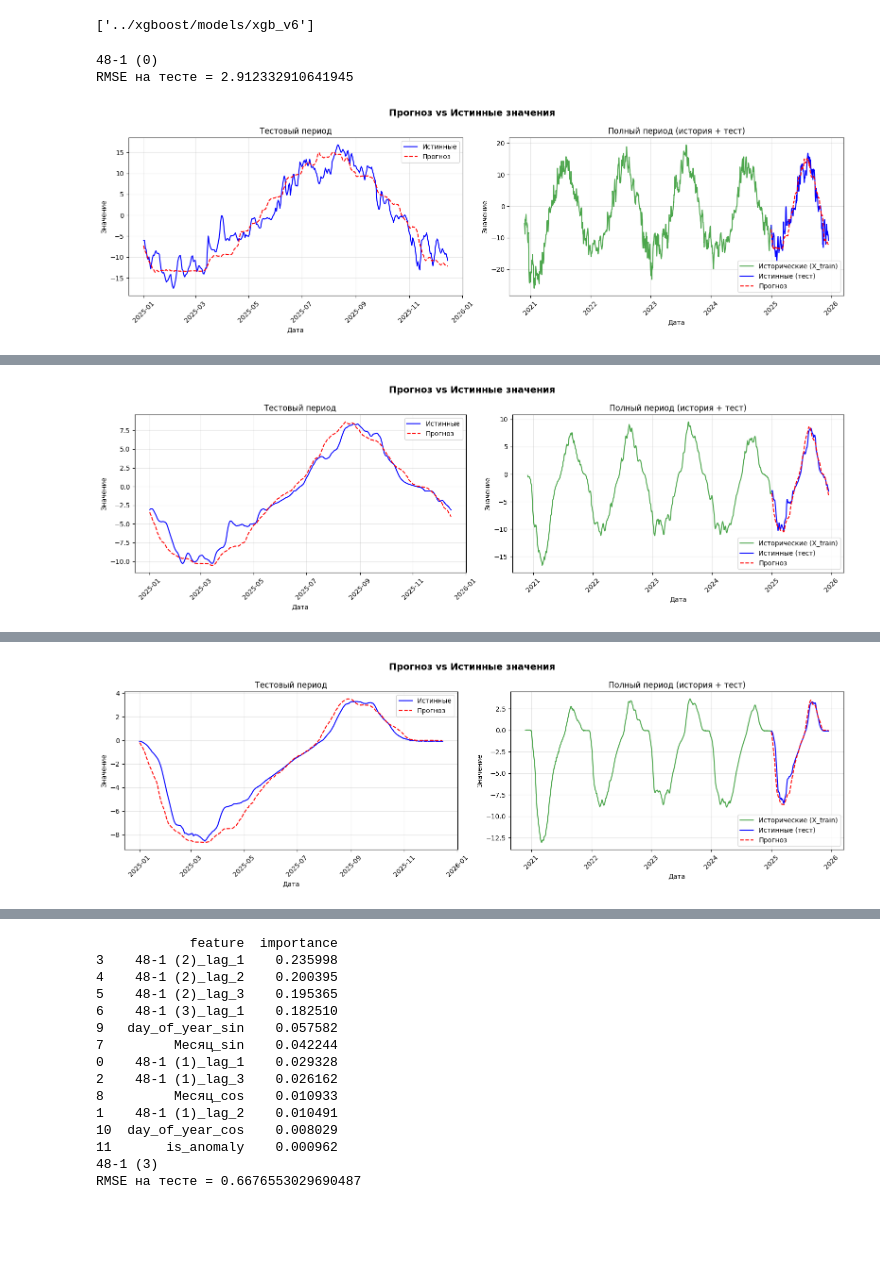
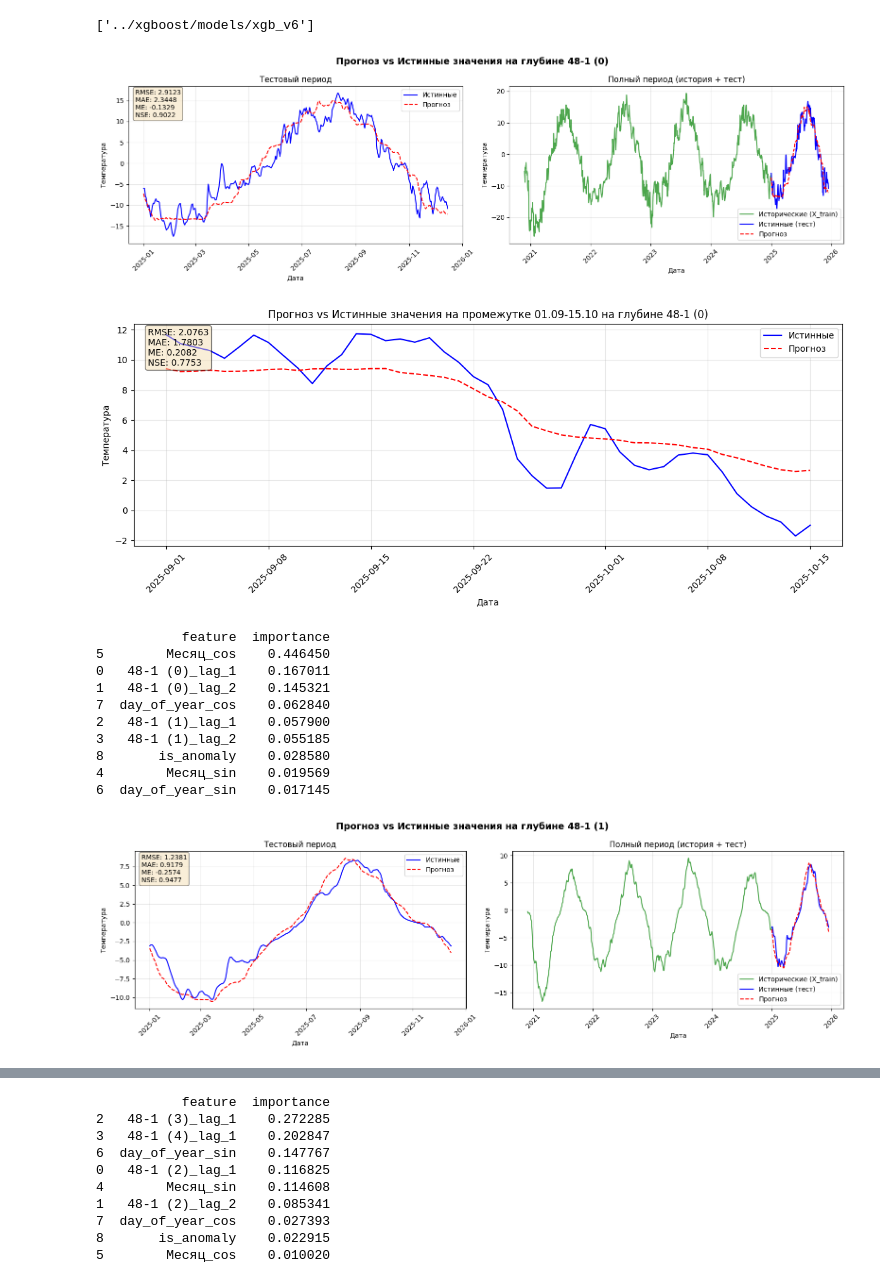
Before and after one commit to mefodyvaulin/ml-salekhard, a Jupyter notebook: xgboost/v6.ipynb, the cells around one changed output, grey strips where cells are left out. Drawn from its saved outputs; the diff is of its cells as text; code cells hidden in the pictures; blank space fills up the shorter version.

```diff
--- a/xgboost/v6.ipynb
+++ b/xgboost/v6.ipynb
@@ -119,18 +120,33 @@ joblib.dump(model, model_path)
 # %%
 model = joblib.load(model_path)
 predicts = model.predict(len(df_test), df_train_full[target_cols], exog=df_test[exog_cols])
+predicts.index = df_test.index
 for col in target_cols:
-    print(col)
     y_pred = predicts[col]
     y_true = df_test[col]
-    rmse = np.sqrt(mean_squared_error(y_true, y_pred))
-    print(f'RMSE на тесте = {rmse}')
 
-    plot_forecast_with_train(df_train_full[col], y_true, y_pred)
+    metrics = evaluate(y_true.values, y_pred.values)
+
+    y_pred_autumn = y_pred['2025-09-01':'2025-10-15']
+    metrics_autumn = evaluate(y_true['2025-09-01':'2025-10-15'].values, y_pred_autumn.values)
+
+    plot_forecast_with_train(df_train_full[col], pd.DataFrame(y_true), pd.DataFrame(y_pred), metrics_dict=metrics, title=f'Прогноз vs Истинные значения на глубине {col}')
+    plot_forecast(pd.DataFrame(y_true['2025-09-01':'2025-10-15']), pd.DataFrame(y_pred_autumn), metrics_dict=metrics_autumn, title=f'Прогноз vs Истинные значения на промежутке 01.09-15.10 на глубине {col}')
+
 
     importances = model.forecasters[col].get_feature_importances(step = 1)
     print(importances)
 # %% [output]
+[figure, new version]
+[figure, new version]
-48-1 (0)
-RMSE на тесте = 2.912332910641945
+           feature  importance
+5        Месяц_cos    0.446450
+0   48-1 (0)_lag_1    0.167011
+1   48-1 (0)_lag_2    0.145321
+7  day_of_year_cos    0.062840
+2   48-1 (1)_lag_1    0.057900
+3   48-1 (1)_lag_2    0.055185
+8       is_anomaly    0.028580
+4        Месяц_sin    0.019569
+6  day_of_year_sin    0.017145
-[figure, old version]
+[figure, new version]
@@ -149 +164,0 @@ RMSE на тесте = 1.238064149730985
-[figure, old version]
@@ -163 +179,0 @@ RMSE на тесте = 0.8802404461871419
-[figure, old version]
@@ -164,15 +182,10 @@ RMSE на тесте = 0.8802404461871419
-            feature  importance
-3    48-1 (2)_lag_1    0.235998
-4    48-1 (2)_lag_2    0.200395
-5    48-1 (2)_lag_3    0.195365
-6    48-1 (3)_lag_1    0.182510
-9   day_of_year_sin    0.057582
-7         Месяц_sin    0.042244
-0    48-1 (1)_lag_1    0.029328
-2    48-1 (1)_lag_3    0.026162
-8         Месяц_cos    0.010933
-1    48-1 (1)_lag_2    0.010491
-10  day_of_year_cos    0.008029
-11       is_anomaly    0.000962
-48-1 (3)
-RMSE на тесте = 0.6676553029690487
+           feature  importance
+2   48-1 (3)_lag_1    0.272285
+3   48-1 (4)_lag_1    0.202847
+6  day_of_year_sin    0.147767
+0   48-1 (2)_lag_1    0.116825
+4        Месяц_sin    0.114608
+1   48-1 (2)_lag_2    0.085341
+7  day_of_year_cos    0.027393
+8       is_anomaly    0.022915
+5        Месяц_cos    0.010020
```
Also changed, not shown: parts of 2 cells of this notebook, 10 other files.
